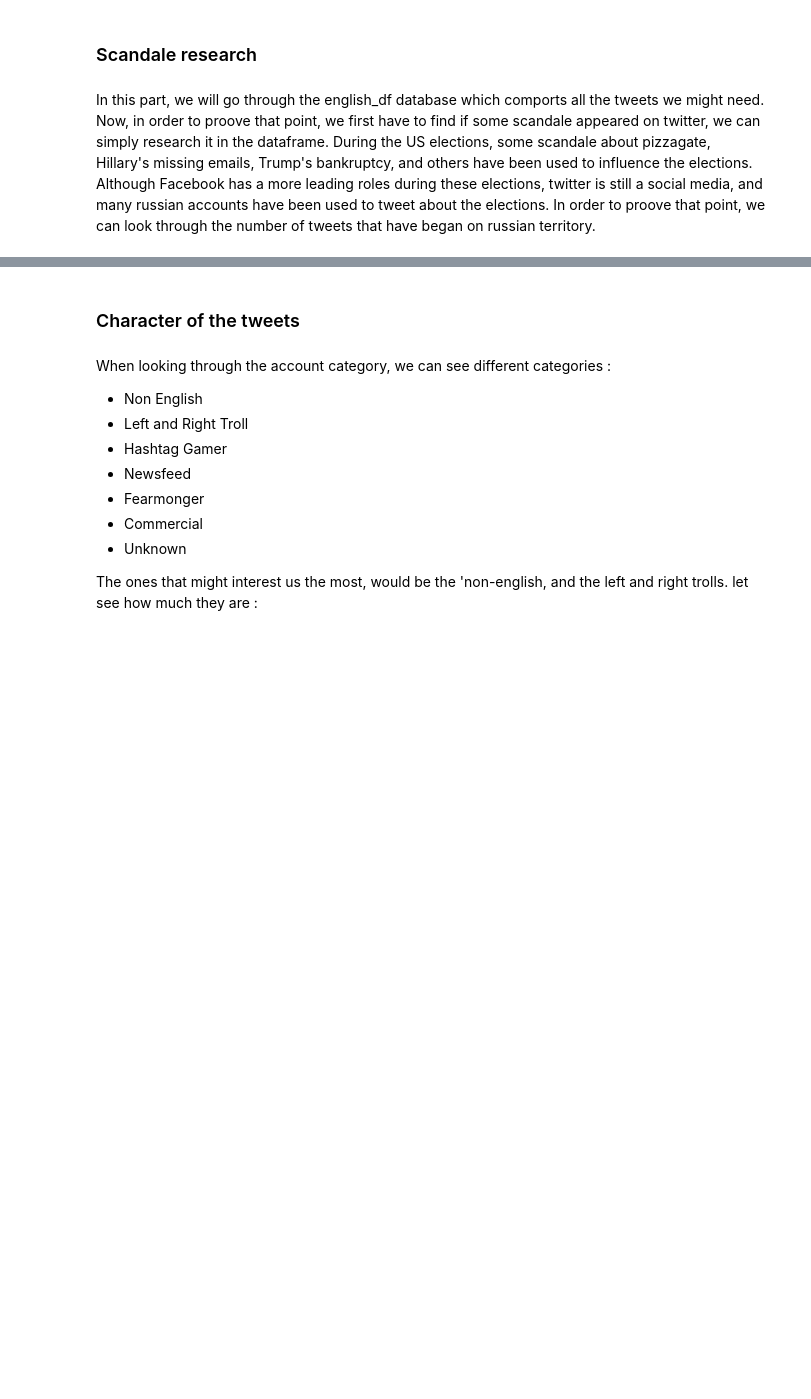
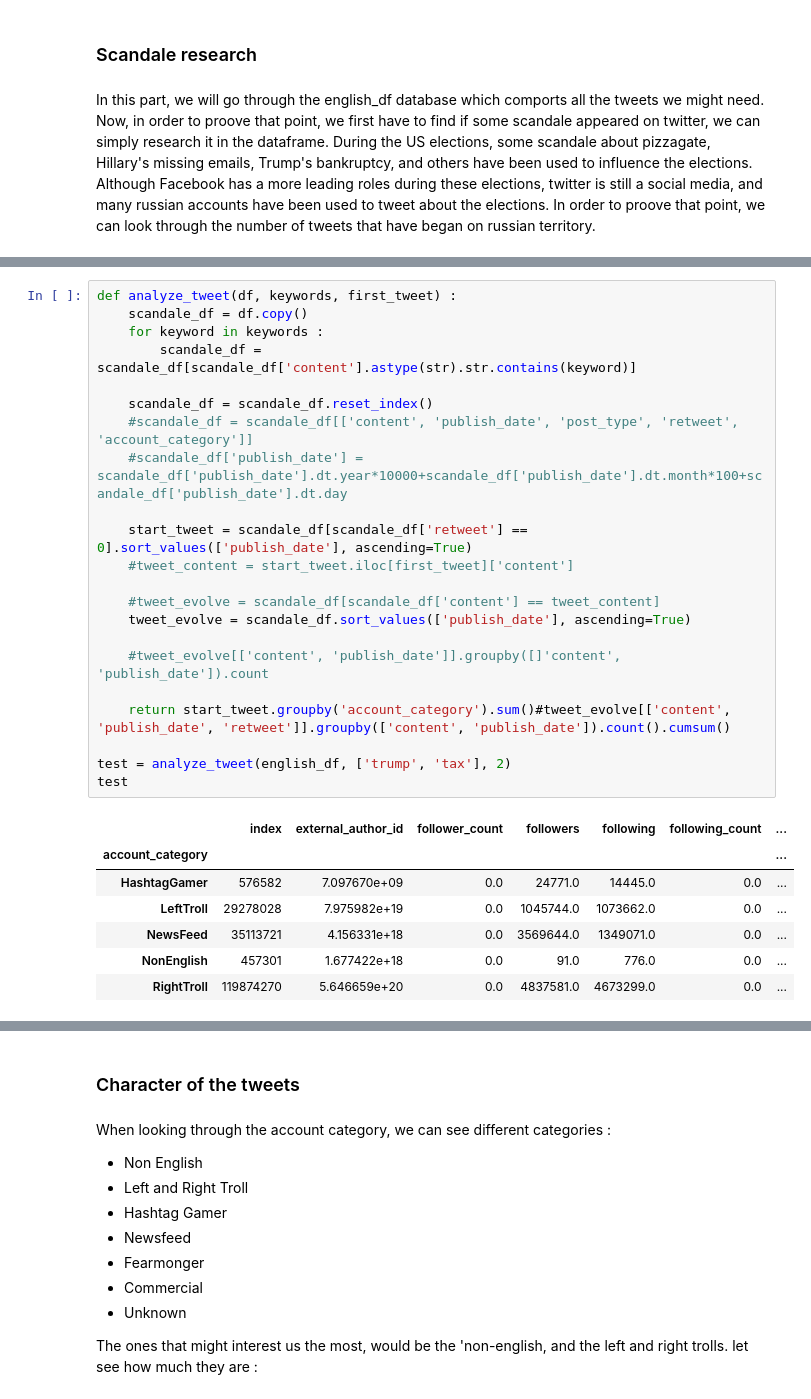
Before and after one commit to journeadrien/Project, a Jupyter notebook: python_code/project.ipynb, the cells around one changed output, grey strips where cells are left out. Cells and saved outputs as stored; diff of their text form; blank space fills up the shorter version.

```diff
--- a/python_code/project.ipynb
+++ b/python_code/project.ipynb
@@ -150,3 +236,33 @@ region_group.count().head()
 | Ukraine | 2 | 2 | 2 | 2 | 2 | 2 | 2 | 2 | ... |
 | United Kingdom | 265 | 265 | 265 | 265 | 265 | 265 | 265 | 265 | ... |
 | United States | 8560 | 8560 | 8560 | 8560 | 8560 | 8560 | 8560 | 8560 | ... |
+# %%
+def analyze_tweet(df, keywords, first_tweet) :
+    scandale_df = df.copy()
+    for keyword in keywords :
+        scandale_df = scandale_df[scandale_df['content'].astype(str).str.contains(keyword)]
+
+    scandale_df = scandale_df.reset_index()
+    #scandale_df = scandale_df[['content', 'publish_date', 'post_type', 'retweet', 'account_category']]
+    #scandale_df['publish_date'] = scandale_df['publish_date'].dt.year*10000+scandale_df['publish_date'].dt.month*100+scandale_df['publish_date'].dt.day
+
+    start_tweet = scandale_df[scandale_df['retweet'] == 0].sort_values(['publish_date'], ascending=True)
+    #tweet_content = start_tweet.iloc[first_tweet]['content']
+
+    #tweet_evolve = scandale_df[scandale_df['content'] == tweet_content]
+    tweet_evolve = scandale_df.sort_values(['publish_date'], ascending=True)
+
+    #tweet_evolve[['content', 'publish_date']].groupby([]'content', 'publish_date']).count
+
+    return start_tweet.groupby('account_category').sum()#tweet_evolve[['content', 'publish_date', 'retweet']].groupby(['content', 'publish_date']).count().cumsum()
+
+test = analyze_tweet(english_df, ['trump', 'tax'], 2)
+test
+# %% [output]
+|  | index | external_author_id | follower_count | followers | following | following_count | ... |
+| account_category |  |  |  |  |  |  | ... |
+| HashtagGamer | 576582 | 7.097670e+09 | 0.0 | 24771.0 | 14445.0 | 0.0 | ... |
+| LeftTroll | 29278028 | 7.975982e+19 | 0.0 | 1045744.0 | 1073662.0 | 0.0 | ... |
+| NewsFeed | 35113721 | 4.156331e+18 | 0.0 | 3569644.0 | 1349071.0 | 0.0 | ... |
+| NonEnglish | 457301 | 1.677422e+18 | 0.0 | 91.0 | 776.0 | 0.0 | ... |
+| RightTroll | 119874270 | 5.646659e+20 | 0.0 | 4837581.0 | 4673299.0 | 0.0 | ... |
```
Also changed, not shown: parts of 26 cells of this notebook.
